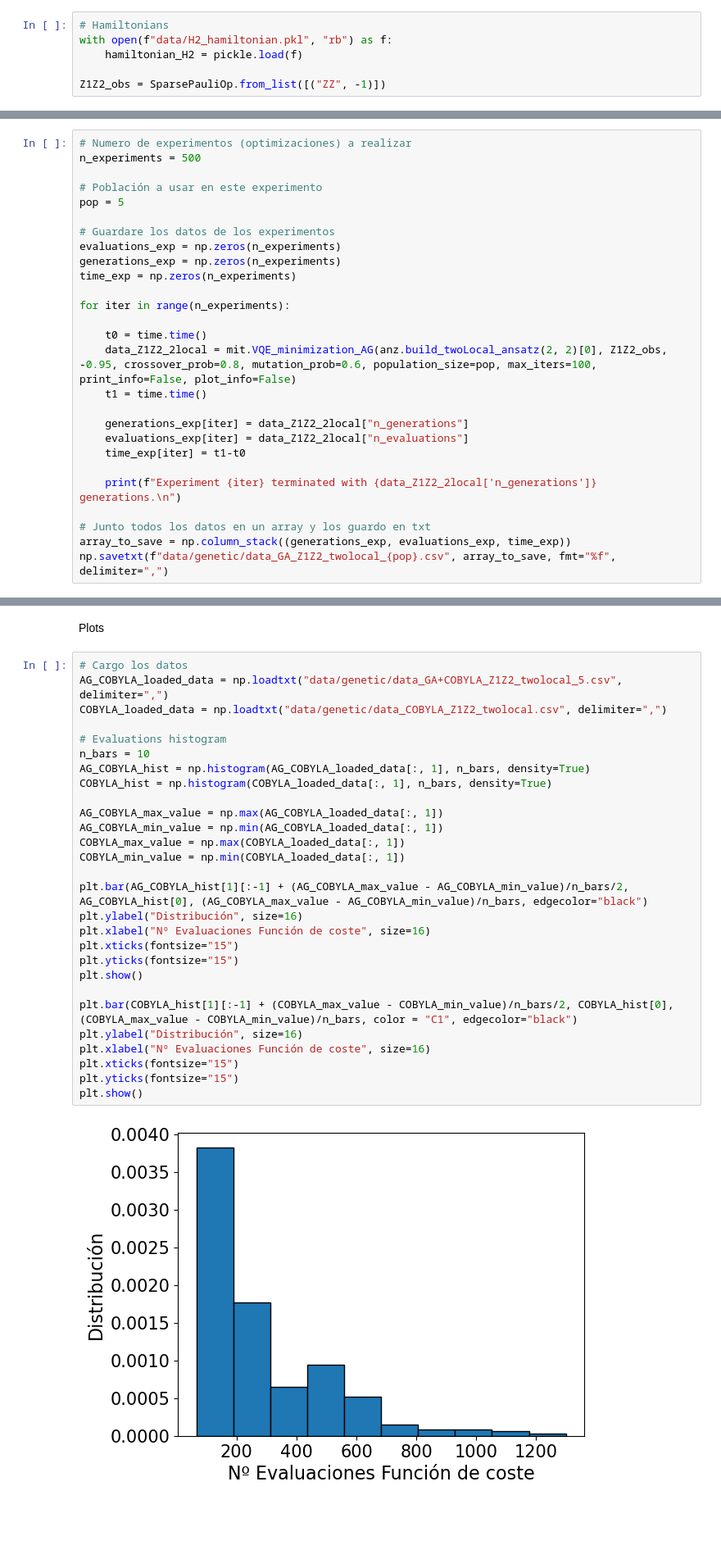
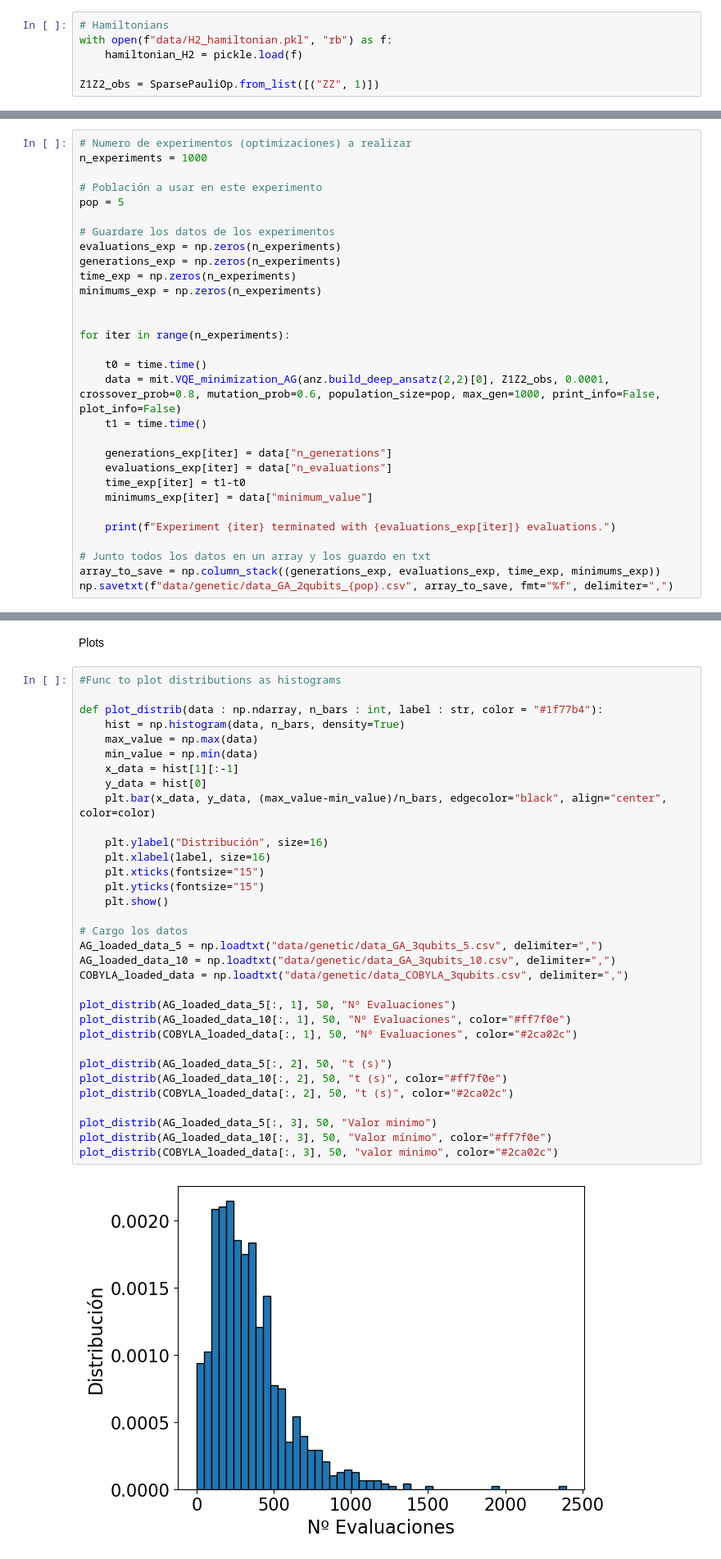
Before and after one commit to JLSM02/QML-Avoiding-BP, a Jupyter notebook: notebooks/VQE/BP_mitigation/Genetic_algorithm.ipynb, the cells around one changed output, grey strips where cells are left out. Shown at 82% size. Saved outputs shown, nothing was run; the diff lists cells and outputs as text; blank space fills up the shorter version.

```diff
--- a/notebooks/VQE/BP_mitigation/Genetic_algorithm.ipynb
+++ b/notebooks/VQE/BP_mitigation/Genetic_algorithm.ipynb
@@ -20,5 +21,5 @@ from src import mitigation as mit
 with open(f"data/H2_hamiltonian.pkl", "rb") as f:
     hamiltonian_H2 = pickle.load(f)
 
-Z1Z2_obs = SparsePauliOp.from_list([("ZZ", -1)])
+Z1Z2_obs = SparsePauliOp.from_list([("ZZ", 1)])
 # %% [markdown]
@@ -62,6 +61,6 @@ plt.show()
 # %%
 # Numero de experimentos (optimizaciones) a realizar
-n_experiments = 500
+n_experiments = 1000
 
 # Población a usar en este experimento
 pop = 5
@@ -70,19 +69,22 @@ pop = 5
 evaluations_exp = np.zeros(n_experiments)
 generations_exp = np.zeros(n_experiments)
 time_exp = np.zeros(n_experiments)
+minimums_exp = np.zeros(n_experiments)
+
 
 for iter in range(n_experiments):
 
     t0 = time.time()
-    data_Z1Z2_2local = mit.VQE_minimization_AG(anz.build_twoLocal_ansatz(2, 2)[0], Z1Z2_obs, -0.95, crossover_prob=0.8, mutation_prob=0.6, population_size=pop, max_iters=100, print_info=False, plot_info=False)
+    data = mit.VQE_minimization_AG(anz.build_deep_ansatz(2,2)[0], Z1Z2_obs, 0.0001, crossover_prob=0.8, mutation_prob=0.6, population_size=pop, max_gen=1000, print_info=False, plot_info=False)
     t1 = time.time()
 
-    generations_exp[iter] = data_Z1Z2_2local["n_generations"]
-    evaluations_exp[iter] = data_Z1Z2_2local["n_evaluations"]
+    generations_exp[iter] = data["n_generations"]
+    evaluations_exp[iter] = data["n_evaluations"]
     time_exp[iter] = t1-t0
+    minimums_exp[iter] = data["minimum_value"]
 
-    print(f"Experiment {iter} terminated with {data_Z1Z2_2local['n_generations']} generations.\n")
+    print(f"Experiment {iter} terminated with {evaluations_exp[iter]} evaluations.")
 
 # Junto todos los datos en un array y los guardo en txt
-array_to_save = np.column_stack((generations_exp, evaluations_exp, time_exp))
-np.savetxt(f"data/genetic/data_GA_Z1Z2_twolocal_{pop}.csv", array_to_save, fmt="%f", delimiter=",")
+array_to_save = np.column_stack((generations_exp, evaluations_exp, time_exp, minimums_exp))
+np.savetxt(f"data/genetic/data_GA_2qubits_{pop}.csv", array_to_save, fmt="%f", delimiter=",")
@@ -405,32 +153,37 @@ Experiment 499 terminated with 86 evaluations.
 # %% [markdown]
 Plots
 # %%
+#Func to plot distributions as histograms
+
+def plot_distrib(data : np.ndarray, n_bars : int, label : str, color = "#1f77b4"):
+    hist = np.histogram(data, n_bars, density=True)
+    max_value = np.max(data)
+    min_value = np.min(data)
+    x_data = hist[1][:-1]
+    y_data = hist[0]
+    plt.bar(x_data, y_data, (max_value-min_value)/n_bars, edgecolor="black", align="center", color=color)
+
+    plt.ylabel("Distribución", size=16)
+    plt.xlabel(label, size=16)
+    plt.xticks(fontsize="15")
+    plt.yticks(fontsize="15")
+    plt.show()
+
 # Cargo los datos
-AG_COBYLA_loaded_data = np.loadtxt("data/genetic/data_GA+COBYLA_Z1Z2_twolocal_5.csv", delimiter=",")
-COBYLA_loaded_data = np.loadtxt("data/genetic/data_COBYLA_Z1Z2_twolocal.csv", delimiter=",")
+AG_loaded_data_5 = np.loadtxt("data/genetic/data_GA_3qubits_5.csv", delimiter=",")
+AG_loaded_data_10 = np.loadtxt("data/genetic/data_GA_3qubits_10.csv", delimiter=",")
+COBYLA_loaded_data = np.loadtxt("data/genetic/data_COBYLA_3qubits.csv", delimiter=",")
 
-# Evaluations histogram
-n_bars = 10
-AG_COBYLA_hist = np.histogram(AG_COBYLA_loaded_data[:, 1], n_bars, density=True)
-COBYLA_hist = np.histogram(COBYLA_loaded_data[:, 1], n_bars, density=True)
+plot_distrib(AG_loaded_data_5[:, 1], 50, "Nº Evaluaciones")
+plot_distrib(AG_loaded_data_10[:, 1], 50, "Nº Evaluaciones", color="#ff7f0e")
+plot_distrib(COBYLA_loaded_data[:, 1], 50, "Nº Evaluaciones", color="#2ca02c")
 
-AG_COBYLA_max_value = np.max(AG_COBYLA_loaded_data[:, 1])
-AG_COBYLA_min_value = np.min(AG_COBYLA_loaded_data[:, 1])
-COBYLA_max_value = np.max(COBYLA_loaded_data[:, 1])
-COBYLA_min_value = np.min(COBYLA_loaded_data[:, 1])
+plot_distrib(AG_loaded_data_5[:, 2], 50, "t (s)")
+plot_distrib(AG_loaded_data_10[:, 2], 50, "t (s)", color="#ff7f0e")
+plot_distrib(COBYLA_loaded_data[:, 2], 50, "t (s)", color="#2ca02c")
 
-plt.bar(AG_COBYLA_hist[1][:-1] + (AG_COBYLA_max_value - AG_COBYLA_min_value)/n_bars/2, AG_COBYLA_hist[0], (AG_COBYLA_max_value - AG_COBYLA_min_value)/n_bars, edgecolor="black")
-plt.ylabel("Distribución", size=16)
-plt.xlabel("Nº Evaluaciones Función de coste", size=16)
-plt.xticks(fontsize="15")
-plt.yticks(fontsize="15")
-plt.show()
-
-plt.bar(COBYLA_hist[1][:-1] + (COBYLA_max_value - COBYLA_min_value)/n_bars/2, COBYLA_hist[0], (COBYLA_max_value - COBYLA_min_value)/n_bars, color = "C1", edgecolor="black")
-plt.ylabel("Distribución", size=16)
-plt.xlabel("Nº Evaluaciones Función de coste", size=16)
-plt.xticks(fontsize="15")
-plt.yticks(fontsize="15")
-plt.show()
+plot_distrib(AG_loaded_data_5[:, 3], 50, "Valor minimo")
+plot_distrib(AG_loaded_data_10[:, 3], 50, "Valor mínimo", color="#ff7f0e")
+plot_distrib(COBYLA_loaded_data[:, 3], 50, "valor minimo", color="#2ca02c")
 # %% [output]
-[figure, old version]
+[figure, new version]
```
Also changed, not shown: parts of 27 cells of this notebook, 16 other files.
